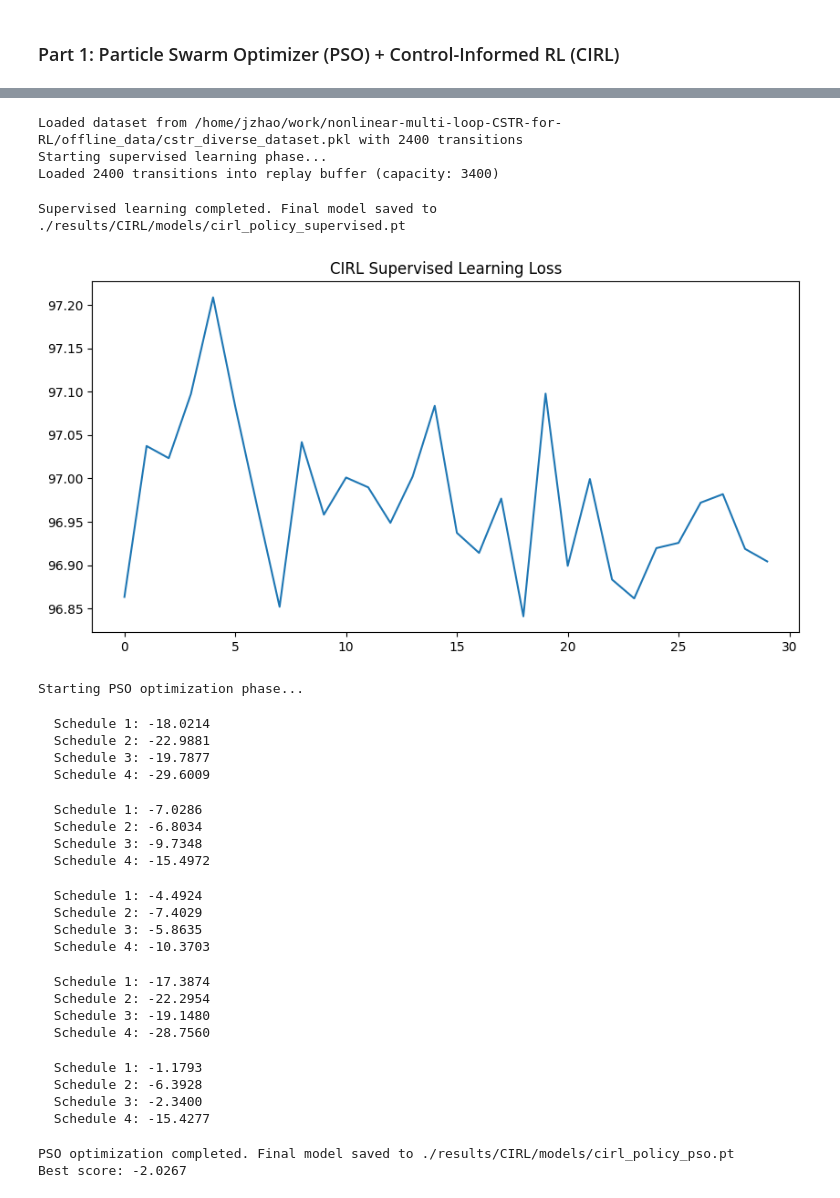
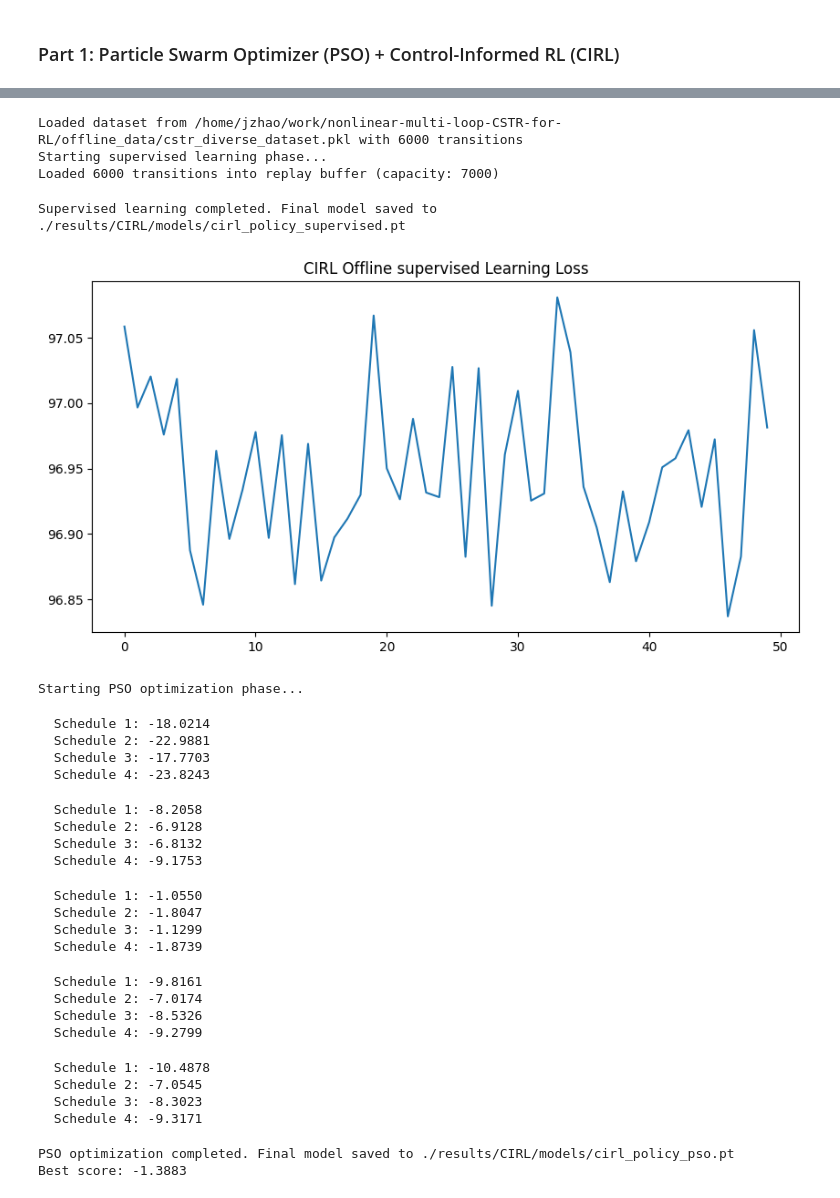
Before and after one commit to TianweiZhao/nonlinear-multi-loop-CSTR-for-RL, a Jupyter notebook: Week 8 reflection.ipynb, the cells around one changed output, grey strips where cells are left out. Saved outputs shown, nothing was run; the diff lists cells and outputs as text; code cells hidden in the pictures.

Commit message:
PSO-CIRL done

```diff
--- a/Week 8 reflection.ipynb
+++ b/Week 8 reflection.ipynb
@@ -466,7 +466,7 @@ if __name__ == "__main__":
     )
 
     # Generate dataset with default parameters
-    dataset = generate_diverse_dataset(env, n_episodes=20)
+    dataset = generate_diverse_dataset(env, n_episodes=50, save_dir="./offline_data", seed=42)
 
     print("Dataset generation complete.")
 # %% [output]
@@ -561,16 +553,19 @@ This evolutionary process shares similarities with other EAs like genetic algori
 # %%
 from Train_PSO_CIRL import CIRLTrainer, set_seed
+from CSTR_model_plus import CSTRRLEnv
+import matplotlib.pyplot as plt
+
 
 if __name__ == "__main__":
     # Create environment with minimal noise/disturbance
     env = CSTRRLEnv(
         simulation_steps=150,
         dt=1.0,
-        uncertainty_level=0.0,     # No uncertainty
-        noise_level=0.0,           # No measurement noise
-        actuator_delay_steps=0,    # No actuator delay
-        transport_delay_steps=0,   # No transport delay
-        enable_disturbances=False  # No disturbances
+        uncertainty_level=0.0,
+        noise_level=0.0,
+        actuator_delay_steps=0,
+        transport_delay_steps=0,
+        enable_disturbances=False
     )
 
     # Set random seed for reproducibility
@@ -586,69 +581,73 @@ if __name__ == "__main__":
     )
 
     # Create policy network
-    policy = trainer.create_policy_network(hidden_dims=[128, 128])
+    policy = trainer.create_policy_network(hidden_dims=[128,128])
 
     # Supervised learning phase
     supervised_stats = trainer.train_supervised(
         policy=policy,
         dataset=dataset,
-        n_epochs=30,
-        batch_size=256
+        n_epochs=50,
+        batch_size=256,
+        learning_rate=1e-3,
+        weight_decay=1e-4,
+        save_interval=25,
+        verbose=True
     )
 
     # Plot supervised learning curve
     plt.figure(figsize=(10, 5))
     plt.plot(supervised_stats['epochs'], supervised_stats['mean_losses'])
-    plt.title("CIRL Supervised Learning Loss")
+    plt.title("CIRL Offline supervised Learning Loss")
     plt.show()
 
-    # PSO optimization phase
+    # PSO optimization
     best_policy, pso_history = trainer.train_pso(
         policy_template=policy,
         n_iterations=50,
-        num_particles=50
+        num_particles=20 # more particles = longer training time
     )
 
     # Plot PSO learning curve
     plt.figure(figsize=(10, 5))
     plt.plot(pso_history['iterations'], pso_history['best_scores'], 'b-', label='Best Score')
     plt.plot(pso_history['iterations'], pso_history['mean_scores'], 'r--', label='Mean Score')
     plt.title("PSO Optimization Progress")
     plt.legend()
     plt.show()
 
     # Evaluate the trained policy
     eval_results = trainer.evaluate_policy(
         policy=best_policy,
         n_episodes=3,
-        render=True
+        render=False
     )
 # %% [output]
-Loaded dataset from /home/jzhao/work/nonlinear-multi-loop-CSTR-for-RL/offline_data/cstr_diverse_dataset.pkl with 2400 transitions
+Loaded dataset from /home/jzhao/work/nonlinear-multi-loop-CSTR-for-RL/offline_data/cstr_diverse_dataset.pkl with 6000 transitions
 Starting supervised learning phase...
-Loaded 2400 transitions into replay buffer (capacity: 3400)
+Loaded 6000 transitions into replay buffer (capacity: 7000)
 Supervised learning completed. Final model saved to ./results/CIRL/models/cirl_policy_supervised.pt
-[figure, old version]
+[figure, new version]
 Starting PSO optimization phase...
   Schedule 1: -18.0214
   Schedule 2: -22.9881
-  Schedule 3: -19.7877
-  Schedule 4: -29.6009
+  Schedule 3: -17.7703
+  Schedule 4: -23.8243
-  Schedule 1: -7.0286
-  Schedule 2: -6.8034
-  Schedule 3: -9.7348
-  Schedule 4: -15.4972
+  Schedule 1: -8.2058
+  Schedule 2: -6.9128
+  Schedule 3: -6.8132
+  Schedule 4: -9.1753
-  Schedule 1: -4.4924
-  Schedule 2: -7.4029
-  Schedule 3: -5.8635
-  Schedule 4: -10.3703
+  Schedule 1: -1.0550
+  Schedule 2: -1.8047
+  Schedule 3: -1.1299
+  Schedule 4: -1.8739
-  Schedule 1: -17.3874
-  Schedule 2: -22.2954
-  Schedule 3: -19.1480
-  Schedule 4: -28.7560
+  Schedule 1: -9.8161
+  Schedule 2: -7.0174
+  Schedule 3: -8.5326
+  Schedule 4: -9.2799
-  Schedule 1: -1.1793
-  Schedule 2: -6.3928
-  Schedule 3: -2.3400
-  Schedule 4: -15.4277
+  Schedule 1: -10.4878
+  Schedule 2: -7.0545
+  Schedule 3: -8.3023
+  Schedule 4: -9.3171
 PSO optimization completed. Final model saved to ./results/CIRL/models/cirl_policy_pso.pt
-Best score: -2.0267
+Best score: -1.3883
```
Also changed, not shown: parts of 8 cells of this notebook, 40 other files.
